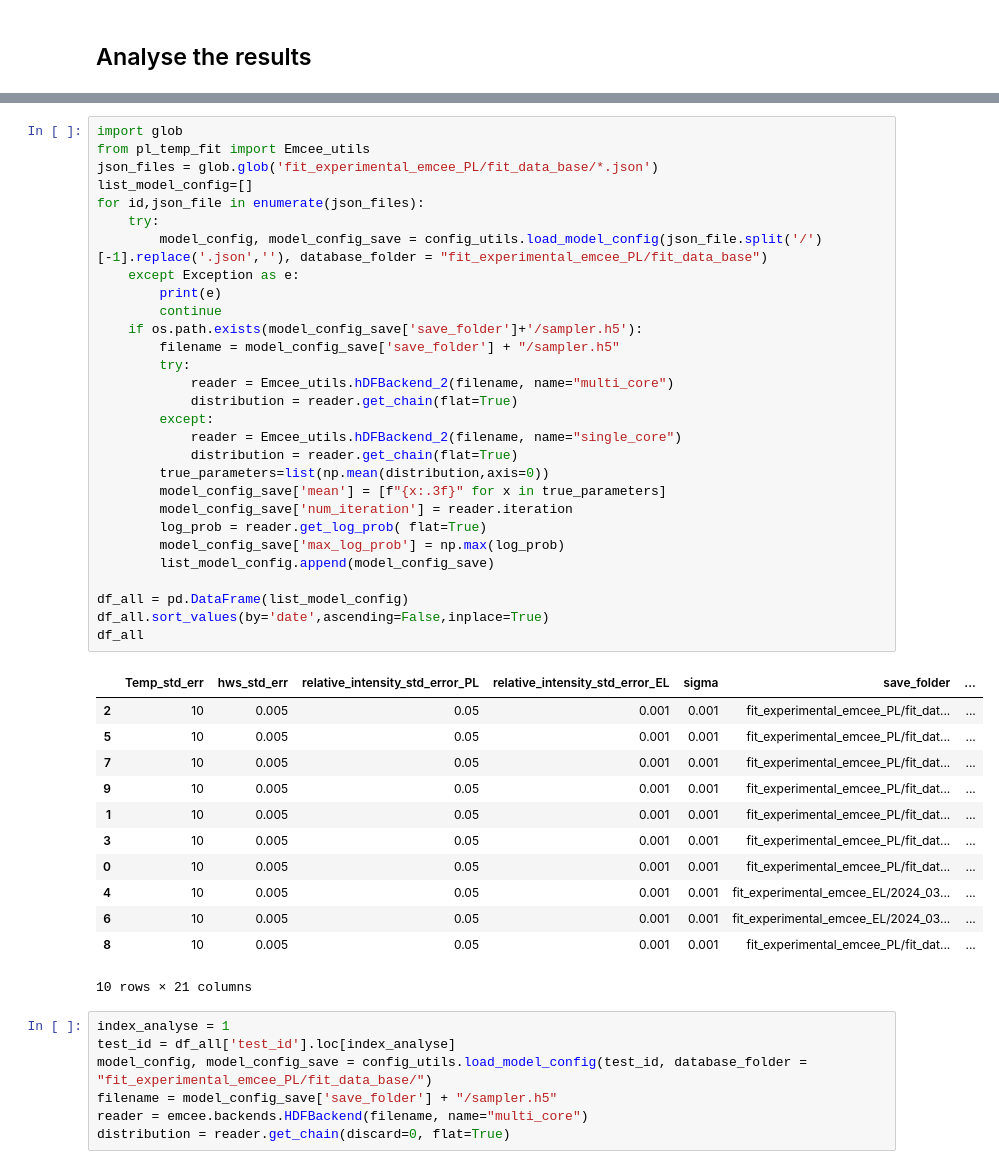
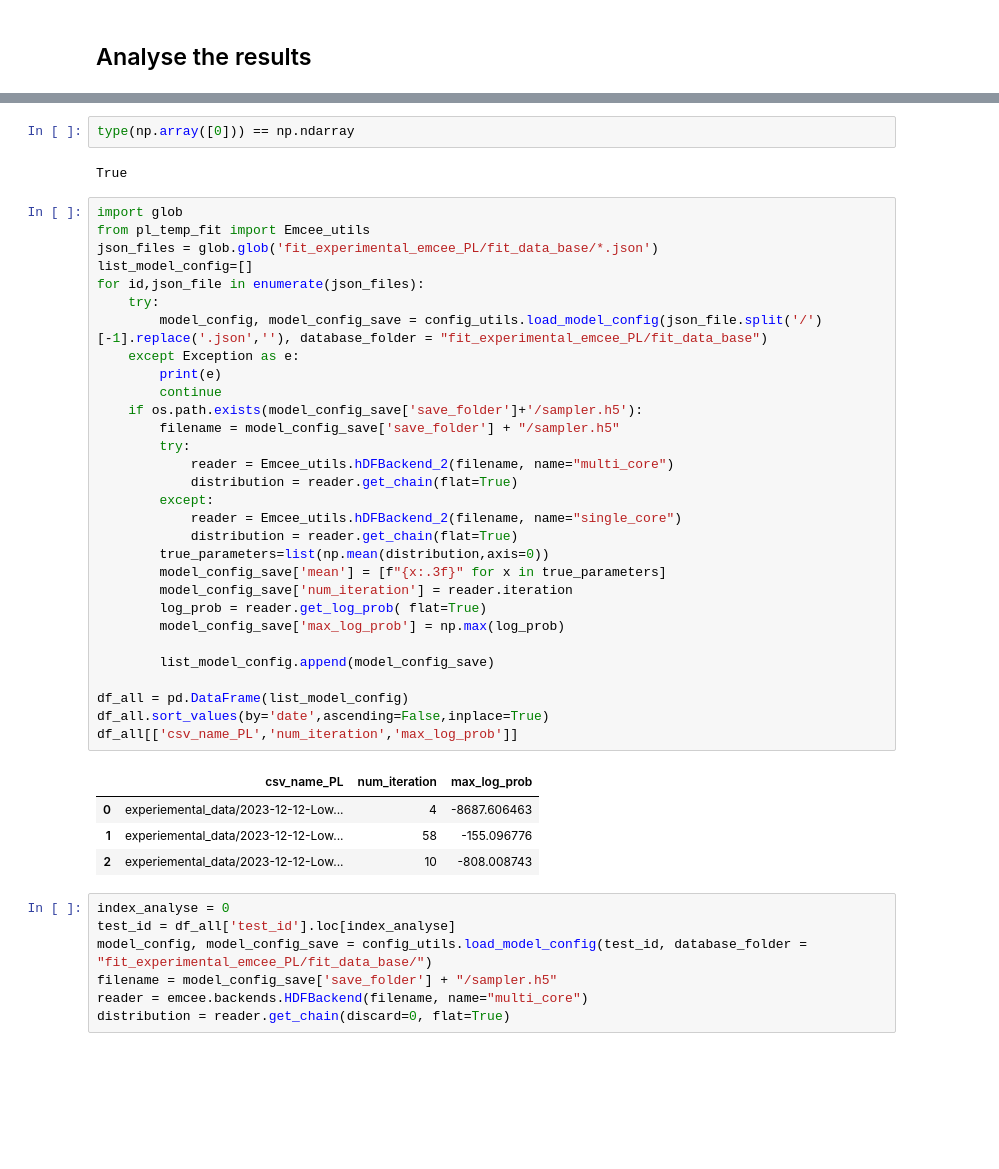
Before and after one commit to mohammedazzouzi15/pl_temp_fit, a Jupyter notebook: notebook/2_analyse_sampling_output_PL.ipynb, the cells around one changed output, grey strips where cells are left out. Cells and saved outputs as stored; diff of their text form; blank space fills up the shorter version.

```diff
--- a/notebook/2_analyse_sampling_output_PL.ipynb
+++ b/notebook/2_analyse_sampling_output_PL.ipynb
@@ -22,49 +22,46 @@ os.chdir('/rds/general/user/ma11115/home/pl_temp_fit/')
 # access the right directory
 #os.chdir('C:\\Users\\ma11115\\OneDrive - Imperial College London\\pl_temp_fit')
+# %%
+type(np.array([0])) == np.ndarray
+# %% [output]
+True
 # %%
 import glob
 from pl_temp_fit import Emcee_utils
 json_files = glob.glob('fit_experimental_emcee_PL/fit_data_base/*.json')
 list_model_config=[]
 for id,json_file in enumerate(json_files):
     try:
         model_config, model_config_save = config_utils.load_model_config(json_file.split('/')[-1].replace('.json',''), database_folder = "fit_experimental_emcee_PL/fit_data_base")
     except Exception as e:
         print(e)
         continue
     if os.path.exists(model_config_save['save_folder']+'/sampler.h5'):
         filename = model_config_save['save_folder'] + "/sampler.h5"
         try:
             reader = Emcee_utils.hDFBackend_2(filename, name="multi_core")
             distribution = reader.get_chain(flat=True)
         except:
             reader = Emcee_utils.hDFBackend_2(filename, name="single_core")
             distribution = reader.get_chain(flat=True)
         true_parameters=list(np.mean(distribution,axis=0))
         model_config_save['mean'] = [f"{x:.3f}" for x in true_parameters]
         model_config_save['num_iteration'] = reader.iteration
         log_prob = reader.get_log_prob( flat=True)
         model_config_save['max_log_prob'] = np.max(log_prob)
+
         list_model_config.append(model_config_save)
 
 df_all = pd.DataFrame(list_model_config)
 df_all.sort_values(by='date',ascending=False,inplace=True)
-df_all
+df_all[['csv_name_PL','num_iteration','max_log_prob']]
 # %% [output]
-|  | Temp_std_err | hws_std_err | relative_intensity_std_error_PL | relative_intensity_std_error_EL | sigma | save_folder | ... |
-| 2 | 10 | 0.005 | 0.05 | 0.001 | 0.001 | fit_experimental_emcee_PL/fit_dat... | ... |
-| 5 | 10 | 0.005 | 0.05 | 0.001 | 0.001 | fit_experimental_emcee_PL/fit_dat... | ... |
-| 7 | 10 | 0.005 | 0.05 | 0.001 | 0.001 | fit_experimental_emcee_PL/fit_dat... | ... |
-| 9 | 10 | 0.005 | 0.05 | 0.001 | 0.001 | fit_experimental_emcee_PL/fit_dat... | ... |
-| 1 | 10 | 0.005 | 0.05 | 0.001 | 0.001 | fit_experimental_emcee_PL/fit_dat... | ... |
-| 3 | 10 | 0.005 | 0.05 | 0.001 | 0.001 | fit_experimental_emcee_PL/fit_dat... | ... |
-| 0 | 10 | 0.005 | 0.05 | 0.001 | 0.001 | fit_experimental_emcee_PL/fit_dat... | ... |
-| 4 | 10 | 0.005 | 0.05 | 0.001 | 0.001 | fit_experimental_emcee_EL/2024_03... | ... |
-| 6 | 10 | 0.005 | 0.05 | 0.001 | 0.001 | fit_experimental_emcee_EL/2024_03... | ... |
-| 8 | 10 | 0.005 | 0.05 | 0.001 | 0.001 | fit_experimental_emcee_PL/fit_dat... | ... |
+|  | csv_name_PL | num_iteration | max_log_prob |
+| 0 | experiemental_data/2023-12-12-Low... | 4 | -8687.606463 |
+| 1 | experiemental_data/2023-12-12-Low... | 58 | -155.096776 |
+| 2 | experiemental_data/2023-12-12-Low... | 10 | -808.008743 |
-10 rows × 21 columns
 # %%
-index_analyse = 1
+index_analyse = 0
 test_id = df_all['test_id'].loc[index_analyse]
 model_config, model_config_save = config_utils.load_model_config(test_id, database_folder = "fit_experimental_emcee_PL/fit_data_base/")
 filename = model_config_save['save_folder'] + "/sampler.h5"
```
Also changed, not shown: parts of 10 cells of this notebook, 5 other files.
